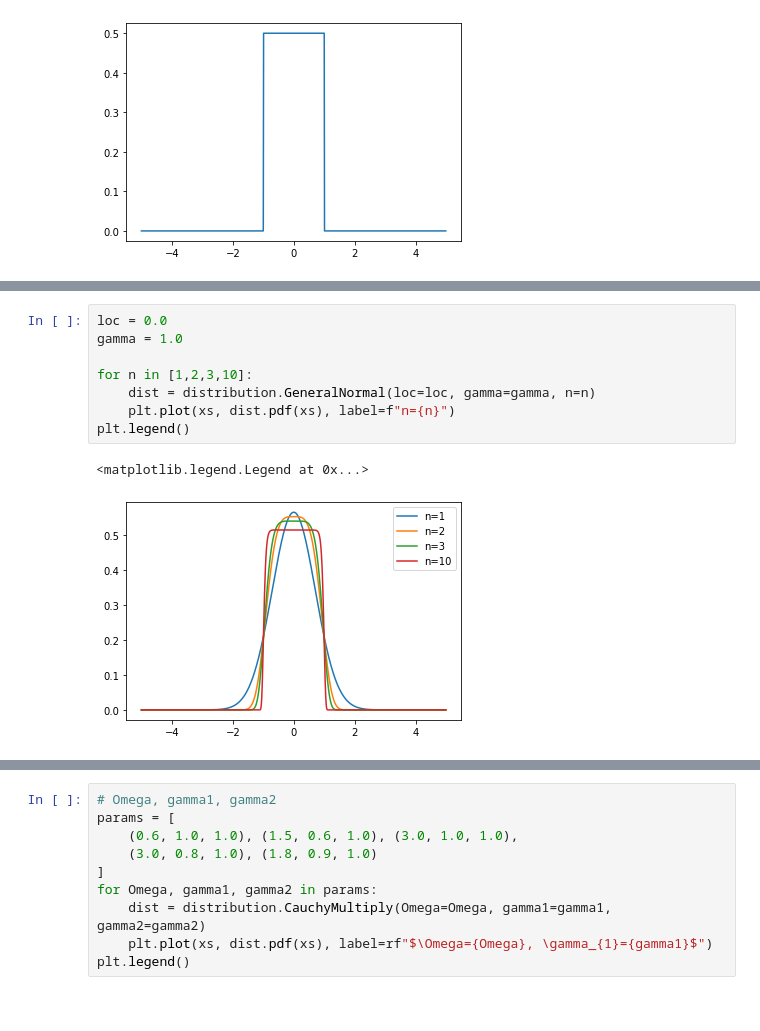
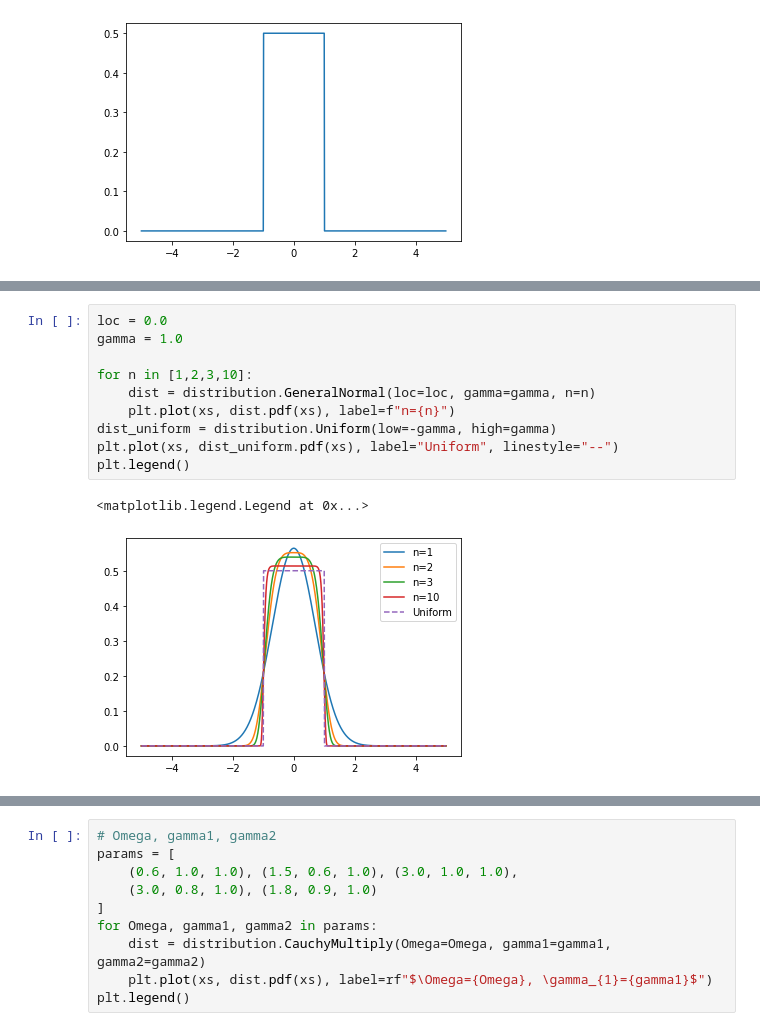
Before and after one commit to yonesuke/jaxkuramoto, a Jupyter notebook: docs/distributions.ipynb, the cells around one changed output, grey strips where cells are left out. Drawn from its saved outputs; the diff is of its cells as text.

```diff
--- a/docs/distributions.ipynb
+++ b/docs/distributions.ipynb
@@ -83,14 +90,16 @@ $$
 # %%
 loc = 0.0
 gamma = 1.0
 
 for n in [1,2,3,10]:
     dist = distribution.GeneralNormal(loc=loc, gamma=gamma, n=n)
     plt.plot(xs, dist.pdf(xs), label=f"n={n}")
+dist_uniform = distribution.Uniform(low=-gamma, high=gamma)
+plt.plot(xs, dist_uniform.pdf(xs), label="Uniform", linestyle="--")
 plt.legend()
 # %% [output]
 <matplotlib.legend.Legend at 0x...>
-[figure, old version]
+[figure, new version]
 # %% [markdown]
 ## Generalized Cauchy distribution
 - Probability density function
```
Also changed, not shown: parts of 7 cells of this notebook, 2 other files.
